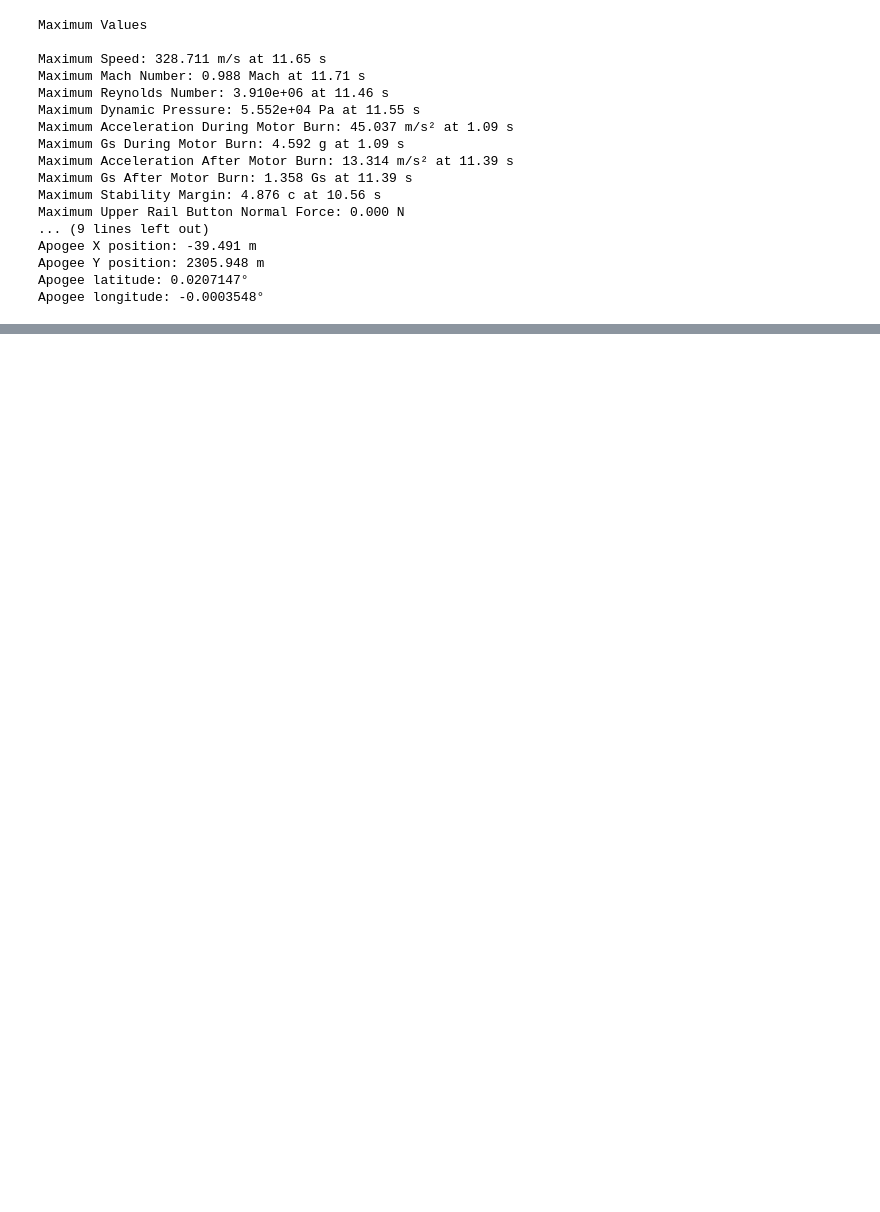
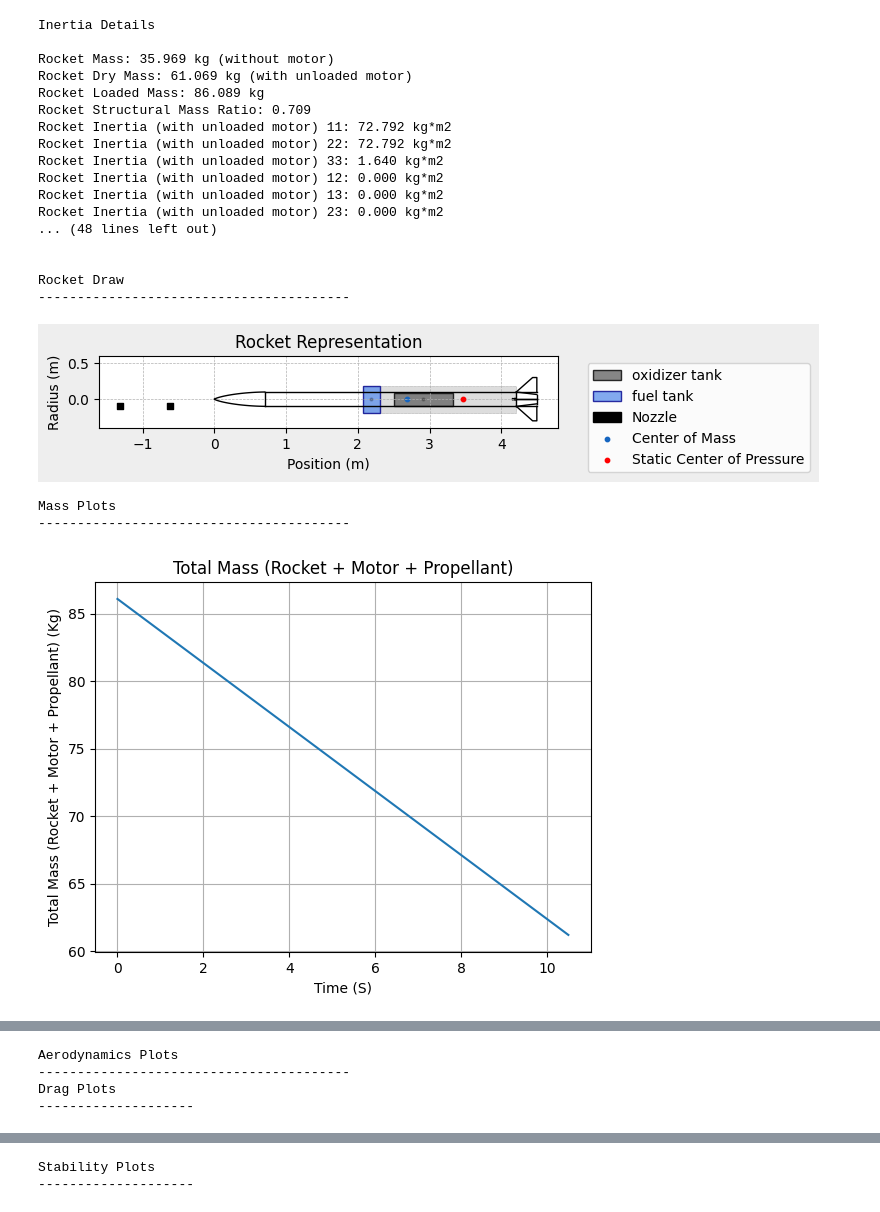
Before and after one commit to Husaria55/simulations, a Jupyter notebook: rocket.ipynb, the cells around one changed output, grey strips where cells are left out. Cells and saved outputs as stored; diff of their text form; code cells hidden in the pictures; blank space fills up the shorter version.

```diff
--- a/rocket.ipynb
+++ b/rocket.ipynb
@@ -78,8 +78,8 @@ trb = Rocket(
     radius=0.1,
     mass=35.969, #All mass - engine mass and fuel
     inertia=(61.47, 61.47, 1.44), #Rough estimations, the correct values should be calculated from CAD
-    power_off_drag=".\\data\\cdmach.csv", #This should be taken from ansys or some other cfd simulation, here I use just some random data
-    power_on_drag='.\\data\\cdmach.csv',
+    power_off_drag=0.5,#".\\data\\cdmach.csv", #This should be taken from ansys or some other cfd simulation, here I use just some random data
+    power_on_drag=0.5,#'.\\data\\cdmach.csv',
     center_of_mass_without_motor=2.43, #from openrocket
     coordinate_system_orientation="nose_to_tail", #Same as in openrocket
 )
@@ -114,47 +114,51 @@ main = trb.add_parachute(
     name="main",
     cd_s=10,
     trigger=1000,      # ejection altitude in meters
     sampling_rate=105,
     lag=0,
     noise=(0, 8.3, 0.5),
     radius=2.25,
     height=2.25,
     porosity=0.0432,
 )
 
 drogue = trb.add_parachute(
     name="drogue",
     cd_s=0.8,
     trigger="apogee",  # ejection at apogee
     sampling_rate=105,
     lag=1.5,
     noise=(0, 8.3, 0.5),
     radius=0.76,
     height=0.76,
     porosity=0.0432,
 )
 
 test_flight = Flight(
     rocket=trb, environment=env, rail_length=10, inclination=85, heading=0
     )
+trb.all_info()
 test_flight.prints.maximum_values()
-
 test_flight.prints.apogee_conditions()
 # %% [output]
-Maximum Values
+Inertia Details
 
-Maximum Speed: 328.711 m/s at 11.65 s
-Maximum Mach Number: 0.988 Mach at 11.71 s
-Maximum Reynolds Number: 3.910e+06 at 11.46 s
-Maximum Dynamic Pressure: 5.552e+04 Pa at 11.55 s
-Maximum Acceleration During Motor Burn: 45.037 m/s² at 1.09 s
-Maximum Gs During Motor Burn: 4.592 g at 1.09 s
-Maximum Acceleration After Motor Burn: 13.314 m/s² at 11.39 s
-Maximum Gs After Motor Burn: 1.358 Gs at 11.39 s
-Maximum Stability Margin: 4.876 c at 10.56 s
-Maximum Upper Rail Button Normal Force: 0.000 N
-... (9 lines left out)
-Apogee X position: -39.491 m
-Apogee Y position: 2305.948 m
-Apogee latitude: 0.0207147°
-Apogee longitude: -0.0003548°
+Rocket Mass: 35.969 kg (without motor)
+Rocket Dry Mass: 61.069 kg (with unloaded motor)
+Rocket Loaded Mass: 86.089 kg
+Rocket Structural Mass Ratio: 0.709
+Rocket Inertia (with unloaded motor) 11: 72.792 kg*m2
+Rocket Inertia (with unloaded motor) 22: 72.792 kg*m2
+Rocket Inertia (with unloaded motor) 33: 1.640 kg*m2
+Rocket Inertia (with unloaded motor) 12: 0.000 kg*m2
+Rocket Inertia (with unloaded motor) 13: 0.000 kg*m2
+Rocket Inertia (with unloaded motor) 23: 0.000 kg*m2
+... (48 lines left out)
+
+
+Rocket Draw
+----------------------------------------
+[figure, added]
+Mass Plots
+----------------------------------------
+[figure, added]
@@ -160,0 +166,4 @@ Apogee longitude: -0.0003548°
+Aerodynamics Plots
+----------------------------------------
+Drag Plots
+--------------------
@@ -160,0 +171,2 @@ Apogee longitude: -0.0003548°
+Stability Plots
+--------------------
```
Also changed, not shown: parts of 1 cell of this notebook, 5 other files.
